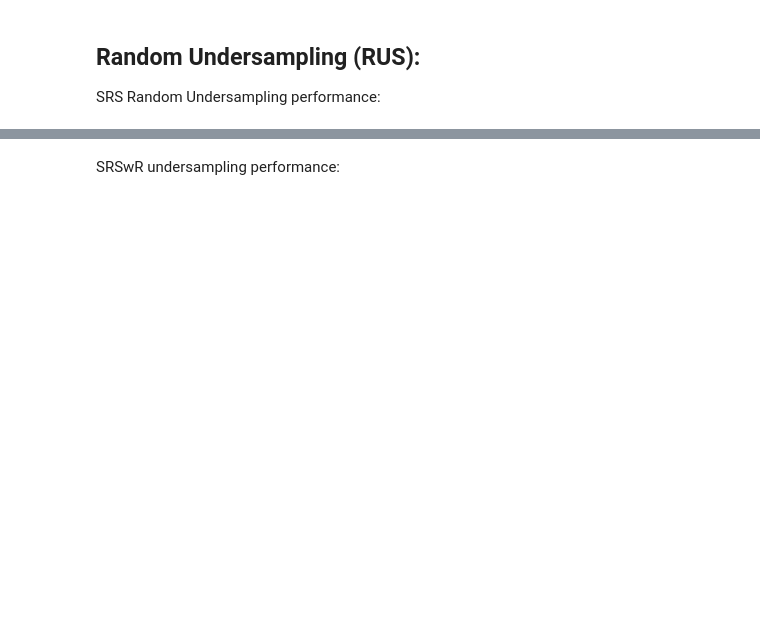
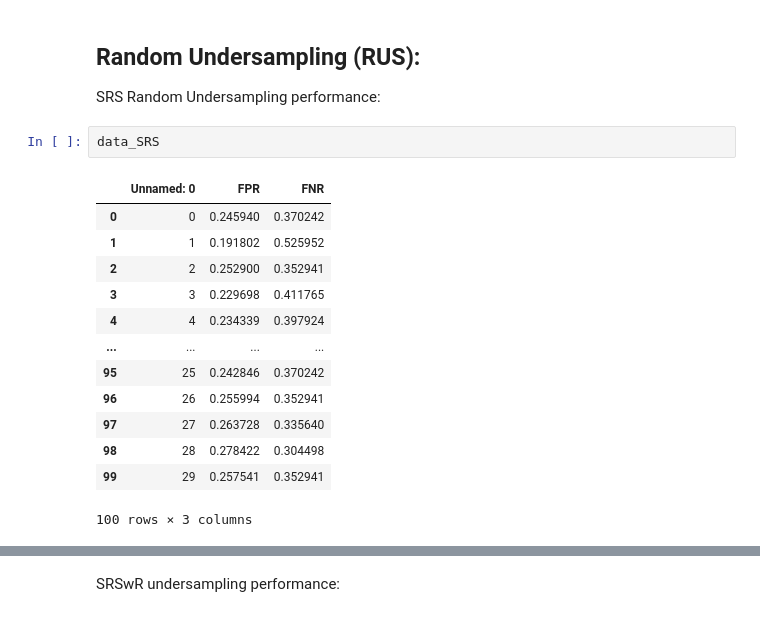
Before and after one commit to AndreiAf02/STAT561_Project, a Jupyter notebook: Bank_Performance_Analysis.ipynb, the cells around one changed output, grey strips where cells are left out. Drawn from its saved outputs; the diff is of its cells as text; blank space fills up the shorter version.

```diff
--- a/Bank_Performance_Analysis.ipynb
+++ b/Bank_Performance_Analysis.ipynb
@@ -110,6 +110,22 @@ Standard error: 0.0
 ## Random Undersampling (RUS):
 
 SRS Random Undersampling performance:
+# %%
+data_SRS
+# %% [output]
+|  | Unnamed: 0 | FPR | FNR |
+| 0 | 0 | 0.245940 | 0.370242 |
+| 1 | 1 | 0.191802 | 0.525952 |
+| 2 | 2 | 0.252900 | 0.352941 |
+| 3 | 3 | 0.229698 | 0.411765 |
+| 4 | 4 | 0.234339 | 0.397924 |
+| ... | ... | ... | ... |
+| 95 | 25 | 0.242846 | 0.370242 |
+| 96 | 26 | 0.255994 | 0.352941 |
+| 97 | 27 | 0.263728 | 0.335640 |
+| 98 | 28 | 0.278422 | 0.304498 |
+| 99 | 29 | 0.257541 | 0.352941 |
+100 rows × 3 columns
 # %%
 data = data_SRS
 
```
Also changed, not shown: parts of 10 cells of this notebook.
